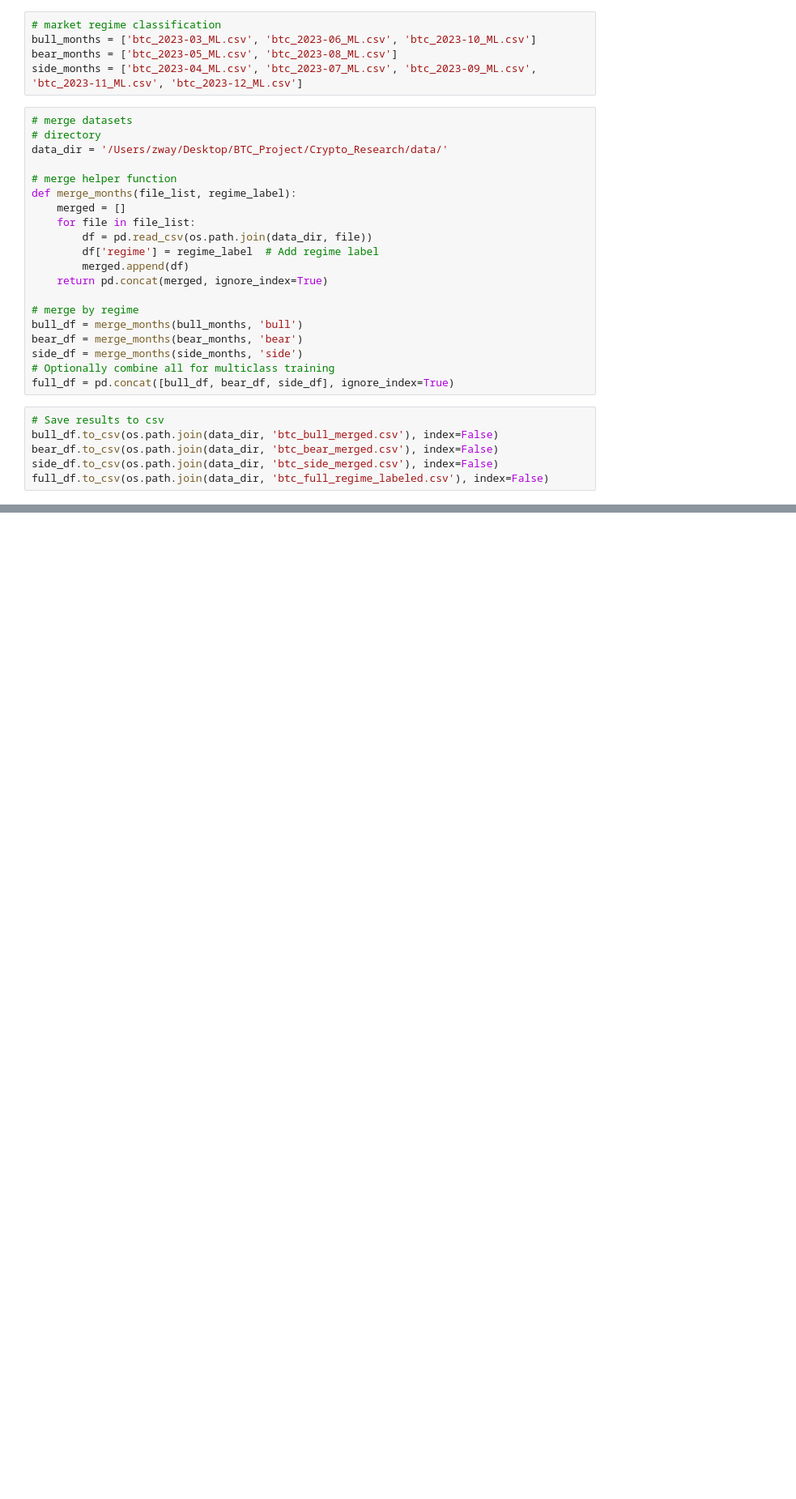
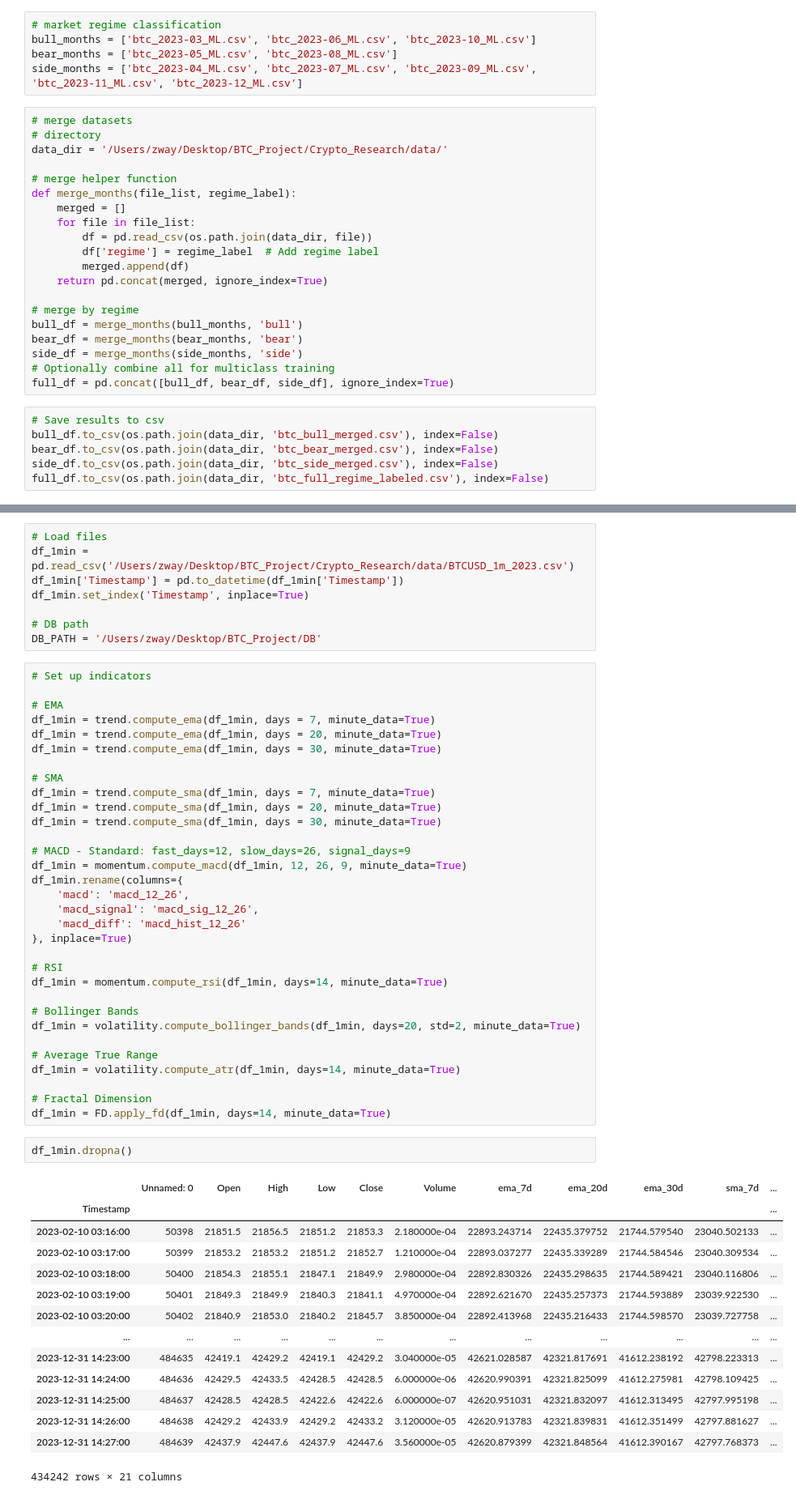
Before and after one commit to VegarGG/Crypto_Research, a Jupyter notebook: strategy/ml_datasets_prep.ipynb, the cells around one changed output, grey strips where cells are left out. Shown at 81% size. Cells and saved outputs as stored; diff of their text form; blank space fills up the shorter version.

```diff
--- a/strategy/ml_datasets_prep.ipynb
+++ b/strategy/ml_datasets_prep.ipynb
@@ -197,0 +200,57 @@ full_df.to_csv(os.path.join(data_dir, 'btc_full_regime_labeled.csv'), index=Fals
+# %%
+# Load files
+df_1min = pd.read_csv('/Users/zway/Desktop/BTC_Project/Crypto_Research/data/BTCUSD_1m_2023.csv')
+df_1min['Timestamp'] = pd.to_datetime(df_1min['Timestamp'])
+df_1min.set_index('Timestamp', inplace=True)
+
+# DB path
+DB_PATH = '/Users/zway/Desktop/BTC_Project/DB'
+# %%
+# Set up indicators
+
+# EMA
+df_1min = trend.compute_ema(df_1min, days = 7, minute_data=True)
+df_1min = trend.compute_ema(df_1min, days = 20, minute_data=True)
+df_1min = trend.compute_ema(df_1min, days = 30, minute_data=True)
+
+# SMA
+df_1min = trend.compute_sma(df_1min, days = 7, minute_data=True)
+df_1min = trend.compute_sma(df_1min, days = 20, minute_data=True)
+df_1min = trend.compute_sma(df_1min, days = 30, minute_data=True)
+
+# MACD - Standard: fast_days=12, slow_days=26, signal_days=9
+df_1min = momentum.compute_macd(df_1min, 12, 26, 9, minute_data=True)
+df_1min.rename(columns={
+    'macd': 'macd_12_26',
+    'macd_signal': 'macd_sig_12_26',
+    'macd_diff': 'macd_hist_12_26'
+}, inplace=True)
+
+# RSI
+df_1min = momentum.compute_rsi(df_1min, days=14, minute_data=True)
+
+# Bollinger Bands
+df_1min = volatility.compute_bollinger_bands(df_1min, days=20, std=2, minute_data=True)
+
+# Average True Range
+df_1min = volatility.compute_atr(df_1min, days=14, minute_data=True)
+
+# Fractal Dimension
+df_1min = FD.apply_fd(df_1min, days=14, minute_data=True)
+# %%
+df_1min.dropna()
+# %% [output]
+|  | Unnamed: 0 | Open | High | Low | Close | Volume | ema_7d | ema_20d | ema_30d | sma_7d | ... |
+| Timestamp |  |  |  |  |  |  |  |  |  |  | ... |
+| 2023-02-10 03:16:00 | 50398 | 21851.5 | 21856.5 | 21851.2 | 21853.3 | 2.180000e-04 | 22893.243714 | 22435.379752 | 21744.579540 | 23040.502133 | ... |
+| 2023-02-10 03:17:00 | 50399 | 21853.2 | 21853.2 | 21851.2 | 21852.7 | 1.210000e-04 | 22893.037277 | 22435.339289 | 21744.584546 | 23040.309534 | ... |
+| 2023-02-10 03:18:00 | 50400 | 21854.3 | 21855.1 | 21847.1 | 21849.9 | 2.980000e-04 | 22892.830326 | 22435.298635 | 21744.589421 | 23040.116806 | ... |
+| 2023-02-10 03:19:00 | 50401 | 21849.3 | 21849.9 | 21840.3 | 21841.1 | 4.970000e-04 | 22892.621670 | 22435.257373 | 21744.593889 | 23039.922530 | ... |
+| 2023-02-10 03:20:00 | 50402 | 21840.9 | 21853.0 | 21840.2 | 21845.7 | 3.850000e-04 | 22892.413968 | 22435.216433 | 21744.598570 | 23039.727758 | ... |
+| ... | ... | ... | ... | ... | ... | ... | ... | ... | ... | ... | ... |
+| 2023-12-31 14:23:00 | 484635 | 42419.1 | 42429.2 | 42419.1 | 42429.2 | 3.040000e-05 | 42621.028587 | 42321.817691 | 41612.238192 | 42798.223313 | ... |
+| 2023-12-31 14:24:00 | 484636 | 42429.5 | 42433.5 | 42428.5 | 42428.5 | 6.000000e-06 | 42620.990391 | 42321.825099 | 41612.275981 | 42798.109425 | ... |
+| 2023-12-31 14:25:00 | 484637 | 42428.5 | 42428.5 | 42422.6 | 42422.6 | 6.000000e-07 | 42620.951031 | 42321.832097 | 41612.313495 | 42797.995198 | ... |
+| 2023-12-31 14:26:00 | 484638 | 42429.2 | 42433.9 | 42429.2 | 42433.2 | 3.120000e-05 | 42620.913783 | 42321.839831 | 41612.351499 | 42797.881627 | ... |
+| 2023-12-31 14:27:00 | 484639 | 42437.9 | 42447.6 | 42437.9 | 42447.6 | 3.560000e-05 | 42620.879399 | 42321.848564 | 41612.390167 | 42797.768373 | ... |
+434242 rows × 21 columns
```
Also changed, not shown: parts of 6 cells of this notebook.
